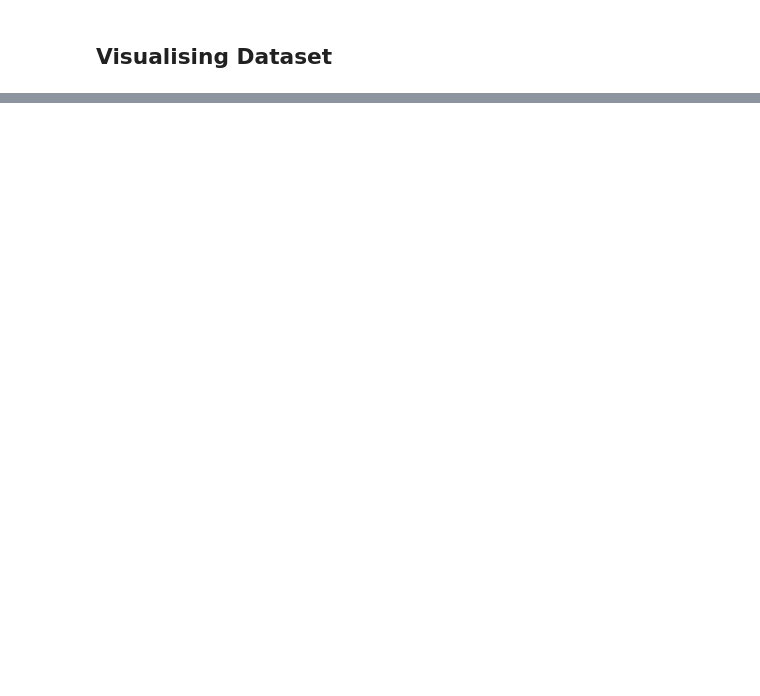
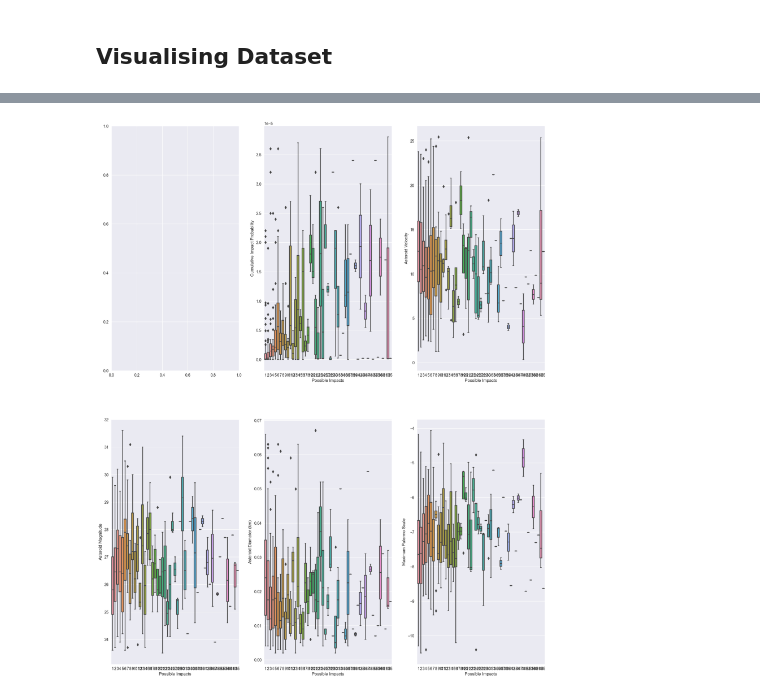
Before and after one commit to lytmercy/data_analysis_labs, a Jupyter notebook: lab_1_FI_21mn_Lytovchenko_Mykyta.ipynb, the cells around one changed output, grey strips where cells are left out. Cells and saved outputs as stored; diff of their text form; code cells hidden in the pictures; blank space fills up the shorter version.

```diff
--- a/lab_1_FI_21mn_Lytovchenko_Mykyta.ipynb
+++ b/lab_1_FI_21mn_Lytovchenko_Mykyta.ipynb
@@ -148,0 +211,5 @@ Index(['Period Start', 'Period End', 'Possible Impacts',
+# %%
+# Show boxplot to check for outliers
+boxplot_data(asteroid_impacts_df, asteroid_impacts_features, 0)
+# %% [output]
+[figure, added]
```
Also changed, not shown: parts of 33 cells of this notebook.
